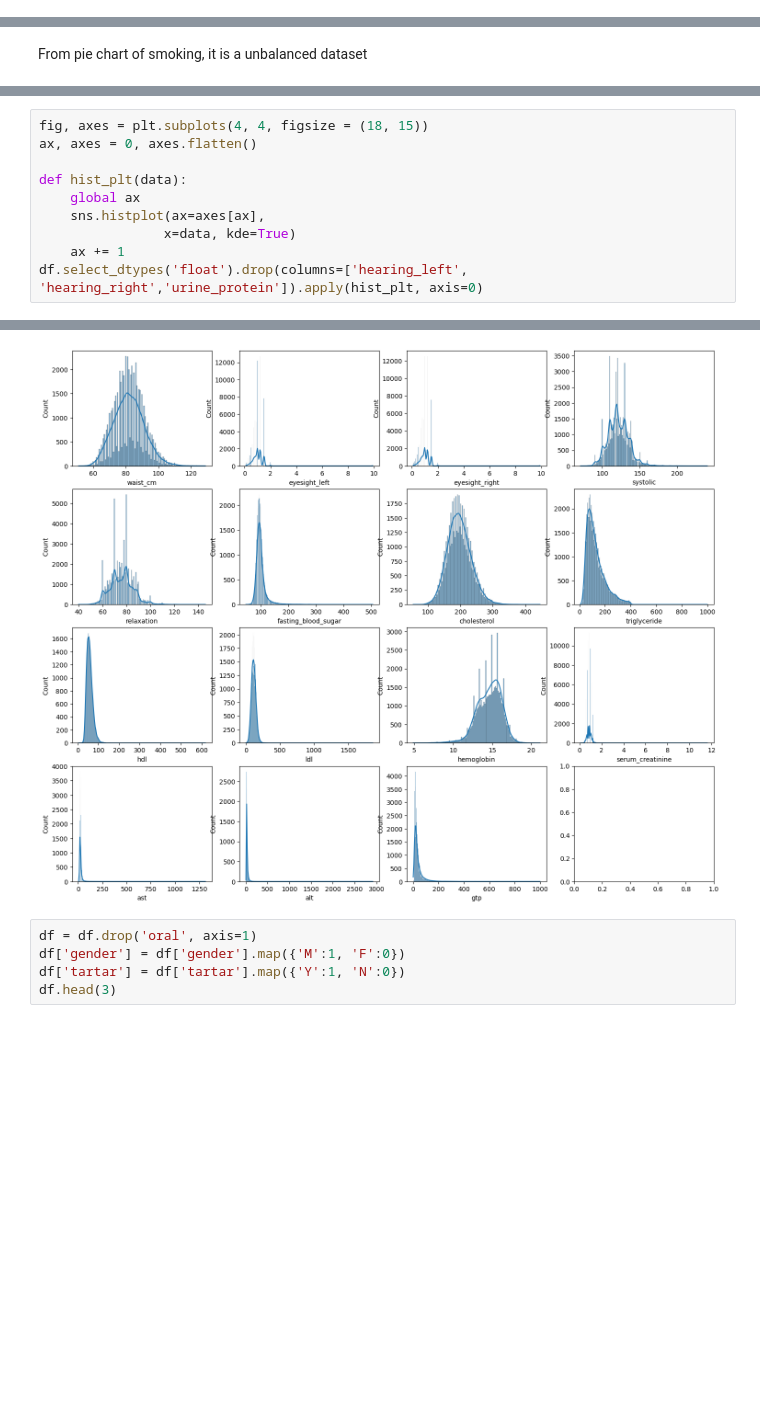
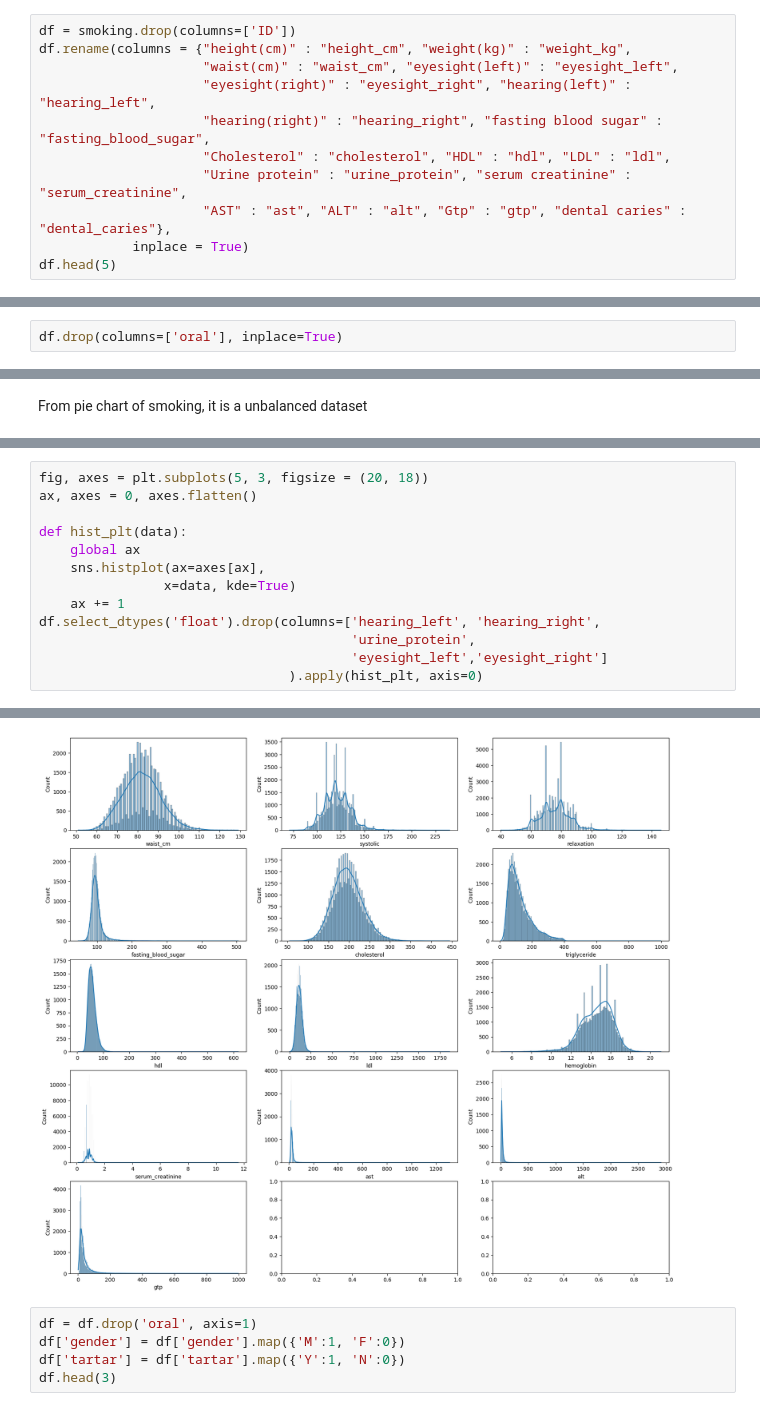
Before and after one commit to Coconut3223/Bio-Signal-Analysis-for-Smoking-Prediction, a Jupyter notebook: analysis.ipynb, the cells around one changed output, grey strips where cells are left out. Saved outputs shown, nothing was run; the diff lists cells and outputs as text; blank space fills up the shorter version.

```diff
--- a/analysis.ipynb
+++ b/analysis.ipynb
@@ -67,0 +61,11 @@ df.head(5)
+# %%
+df = smoking.drop(columns=['ID'])
+df.rename(columns = {"height(cm)" : "height_cm", "weight(kg)" : "weight_kg",
+                     "waist(cm)" : "waist_cm", "eyesight(left)" : "eyesight_left",
+                     "eyesight(right)" : "eyesight_right", "hearing(left)" : "hearing_left",
+                     "hearing(right)" : "hearing_right", "fasting blood sugar" : "fasting_blood_sugar",
+                     "Cholesterol" : "cholesterol", "HDL" : "hdl", "LDL" : "ldl",
+                     "Urine protein" : "urine_protein", "serum creatinine" : "serum_creatinine",
+                     "AST" : "ast", "ALT" : "alt", "Gtp" : "gtp", "dental caries" : "dental_caries"},
+            inplace = True)
+df.head(5)
@@ -112,6 +124,8 @@ From decription information befroe:
 1.  There are totally 0 null values in the dataset.
 2.  Of the variables' data types, 18 are float, 5 are integer and 3 are object.
 3.  All oral values are Y. So the variable oral can not help.
+# %%
+df.drop(columns=['oral'], inplace=True)
 # %%
 
 fig, axes =  plt.subplots(2, 2, figsize = (6, 6))
@@ -175,7 +192,7 @@ alt                    [1.0, 2.0, 3.0, 4.0, 5.0, 6.0, 7.0, 8.0, 9.0, ...
 gtp                    [1.0, 2.0, 3.0, 4.0, 5.0, 6.0, 7.0, 8.0, 9.0, ...
 dtype: object
 # %%
-fig, axes = plt.subplots(4, 4, figsize = (18, 15))
+fig, axes = plt.subplots(5, 3, figsize = (20, 18))
 ax, axes = 0, axes.flatten()
 
 def hist_plt(data):
@@ -183,6 +200,9 @@ def hist_plt(data):
     sns.histplot(ax=axes[ax],
                 x=data, kde=True)
     ax += 1
-df.select_dtypes('float').drop(columns=['hearing_left', 'hearing_right','urine_protein']).apply(hist_plt, axis=0)
+df.select_dtypes('float').drop(columns=['hearing_left', 'hearing_right',
+                                        'urine_protein',
+                                        'eyesight_left','eyesight_right']
+                                ).apply(hist_plt, axis=0)
 # %% [output]
 waist_cm               None
@@ -191,17 +209,17 @@ eyesight_right         None
 systolic               None
 relaxation             None
 fasting_blood_sugar    None
 cholesterol            None
 triglyceride           None
 hdl                    None
 ldl                    None
 hemoglobin             None
 serum_creatinine       None
 ast                    None
 alt                    None
 gtp                    None
 dtype: object
-[figure, old version]
+[figure, new version]
 # %%
 df = df.drop('oral', axis=1)
 df['gender'] = df['gender'].map({'M':1, 'F':0})
```
Also changed, not shown: parts of 23 cells of this notebook.
